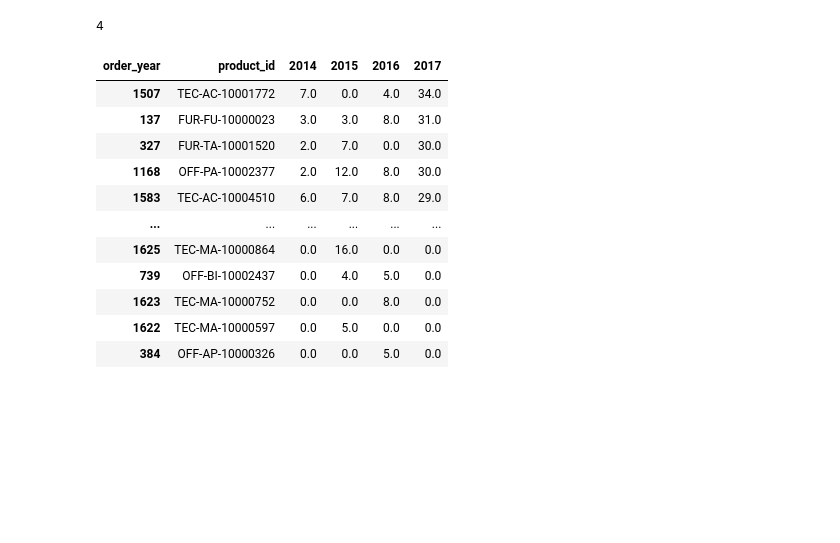
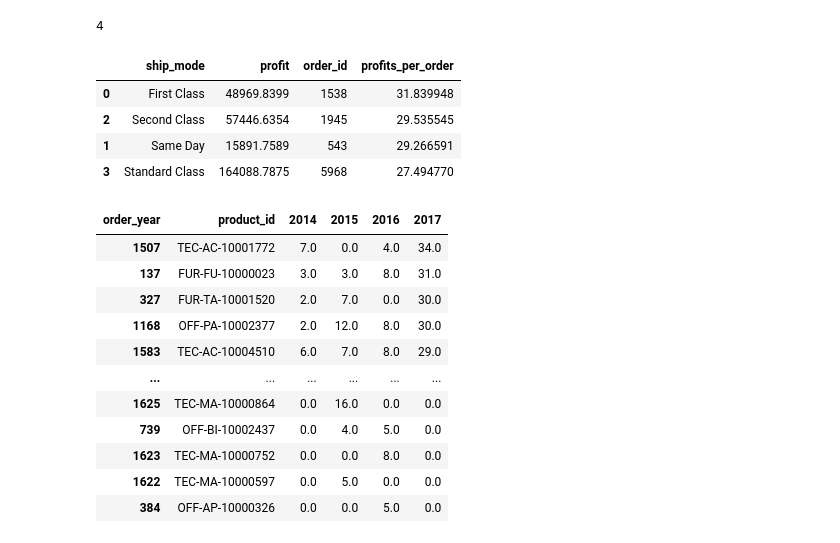
Before and after one commit to Dilcia19/superstore, a Jupyter notebook: notebooks/analysis_in_py.ipynb, the cells around one changed output. Drawn from its saved outputs; the diff is of its cells as text; code cells hidden in the pictures; blank space fills up the shorter version.

```diff
--- a/notebooks/analysis_in_py.ipynb
+++ b/notebooks/analysis_in_py.ipynb
@@ -435,6 +435,16 @@ avg_ship_days = ordered_n_shipped['days_elapsed'].dt.days.mean().round(1)
 int(avg_ship_days)
 # %% [output]
 4
+# %%
+ship_mode_profits = ordered_n_shipped.groupby(['ship_mode']).agg({'profit':'sum','order_id':'count'}).reset_index()
+ship_mode_profits['profits_per_order'] = ship_mode_profits['profit'] / ship_mode_profits['order_id']
+ship_mode_profits.sort_values(by='profits_per_order', ascending=False)
+# %% [output]
+|  | ship_mode | profit | order_id | profits_per_order |
+| 0 | First Class | 48969.8399 | 1538 | 31.839948 |
+| 2 | Second Class | 57446.6354 | 1945 | 29.535545 |
+| 1 | Same Day | 15891.7589 | 543 | 29.266591 |
+| 3 | Standard Class | 164088.7875 | 5968 | 27.494770 |
 # %%
 # list of products consistently in high demand across all years, started
 
```
Also changed, not shown: parts of 1 cell of this notebook, 1 other file.
